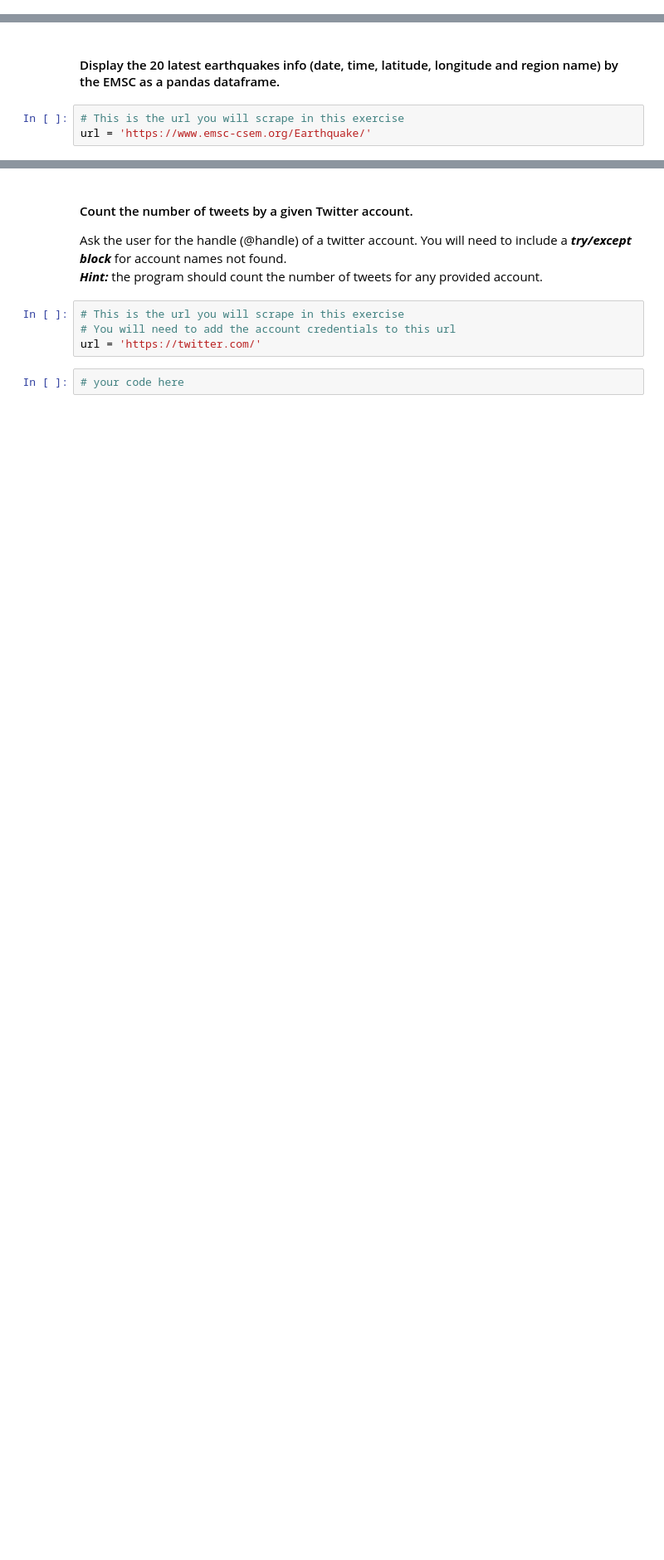
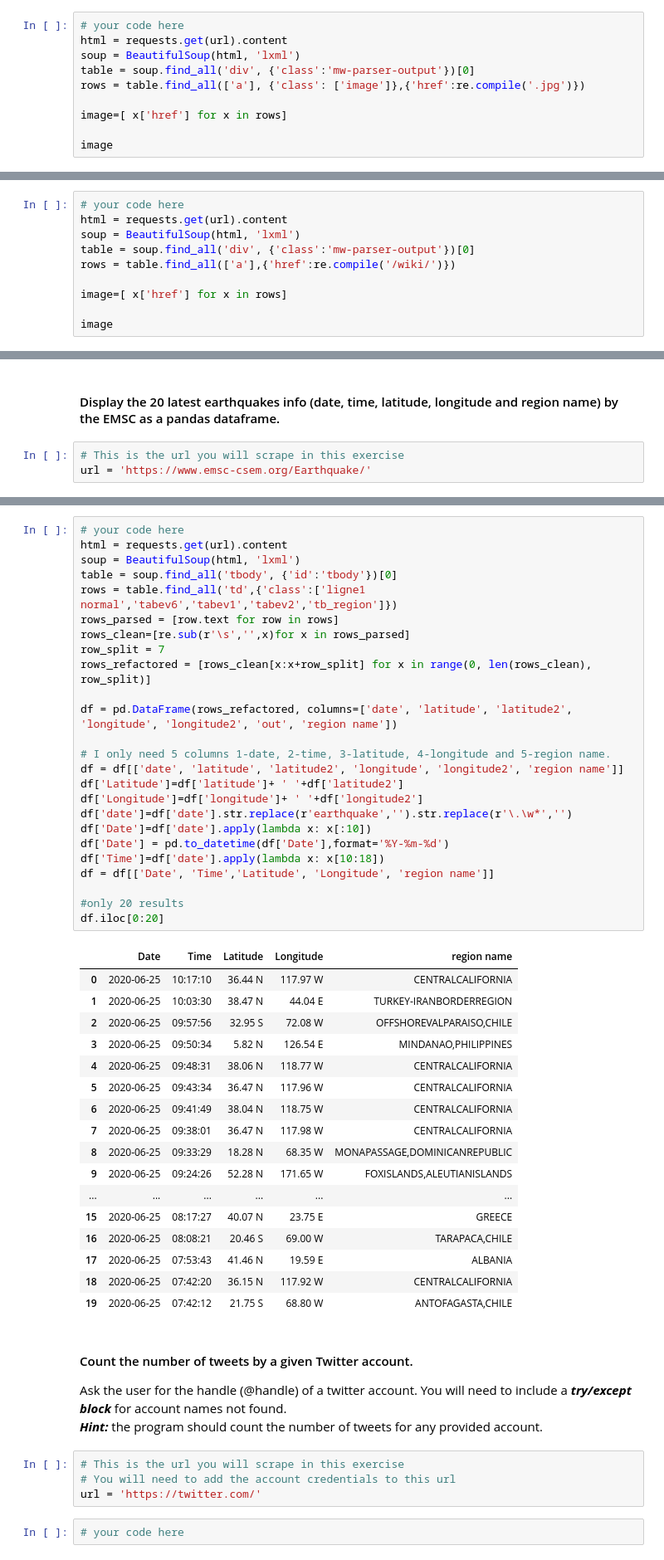
Before and after one commit to ta-data-mad/dataptmad0420, a Jupyter notebook: extra-work/m1/lab-web-scraping/your-code/main.ipynb, the cells around one changed output, grey strips where cells are left out. Shown at 83% size. Cells and saved outputs as stored; diff of their text form; blank space fills up the shorter version.

```diff
--- a/extra-work/m1/lab-web-scraping/your-code/main.ipynb
+++ b/extra-work/m1/lab-web-scraping/your-code/main.ipynb
@@ -97,0 +174,10 @@ url = 'https://en.wikipedia.org/wiki/Walt_Disney'
+# %%
+# your code here
+html = requests.get(url).content
+soup = BeautifulSoup(html, 'lxml')
+table = soup.find_all('div', {'class':'mw-parser-output'})[0]
+rows = table.find_all(['a'], {'class': ['image']},{'href':re.compile('.jpg')})
+
+image=[ x['href'] for x in rows]
+
+image
@@ -104,0 +207,10 @@ url ='https://en.wikipedia.org/wiki/Python'
+# %%
+# your code here
+html = requests.get(url).content
+soup = BeautifulSoup(html, 'lxml')
+table = soup.find_all('div', {'class':'mw-parser-output'})[0]
+rows = table.find_all(['a'],{'href':re.compile('/wiki/')})
+
+image=[ x['href'] for x in rows]
+
+image
@@ -126,3 +290,46 @@ url = 'https://www.emsc-csem.org/Earthquake/'
+# %%
+# your code here
+html = requests.get(url).content
+soup = BeautifulSoup(html, 'lxml')
+table = soup.find_all('tbody', {'id':'tbody'})[0]
+rows = table.find_all('td',{'class':['ligne1 normal','tabev6','tabev1','tabev2','tb_region']})
+rows_parsed = [row.text for row in rows]
+rows_clean=[re.sub(r'\s','',x)for x in rows_parsed]
+row_split = 7
+rows_refactored = [rows_clean[x:x+row_split] for x in range(0, len(rows_clean), row_split)]
+
+df = pd.DataFrame(rows_refactored, columns=['date', 'latitude', 'latitude2', 'longitude', 'longitude2', 'out', 'region name'])
+
+# I only need 5 columns 1-date, 2-time, 3-latitude, 4-longitude and 5-region name.
+df = df[['date', 'latitude', 'latitude2', 'longitude', 'longitude2', 'region name']]
+df['Latitude']=df['latitude']+ ' '+df['latitude2']
+df['Longitude']=df['longitude']+ ' '+df['longitude2']
+df['date']=df['date'].str.replace(r'earthquake','').str.replace(r'\.\w*','')
+df['Date']=df['date'].apply(lambda x: x[:10])
+df['Date'] = pd.to_datetime(df['Date'],format='%Y-%m-%d')
+df['Time']=df['date'].apply(lambda x: x[10:18])
+df = df[['Date', 'Time','Latitude', 'Longitude', 'region name']]
+
+#only 20 results
+df.iloc[0:20]
+# %% [output]
+|  | Date | Time | Latitude | Longitude | region name |
+| 0 | 2020-06-25 | 10:17:10 | 36.44 N | 117.97 W | CENTRALCALIFORNIA |
+| 1 | 2020-06-25 | 10:03:30 | 38.47 N | 44.04 E | TURKEY-IRANBORDERREGION |
+| 2 | 2020-06-25 | 09:57:56 | 32.95 S | 72.08 W | OFFSHOREVALPARAISO,CHILE |
+| 3 | 2020-06-25 | 09:50:34 | 5.82 N | 126.54 E | MINDANAO,PHILIPPINES |
+| 4 | 2020-06-25 | 09:48:31 | 38.06 N | 118.77 W | CENTRALCALIFORNIA |
+| 5 | 2020-06-25 | 09:43:34 | 36.47 N | 117.96 W | CENTRALCALIFORNIA |
+| 6 | 2020-06-25 | 09:41:49 | 38.04 N | 118.75 W | CENTRALCALIFORNIA |
+| 7 | 2020-06-25 | 09:38:01 | 36.47 N | 117.98 W | CENTRALCALIFORNIA |
+| 8 | 2020-06-25 | 09:33:29 | 18.28 N | 68.35 W | MONAPASSAGE,DOMINICANREPUBLIC |
+| 9 | 2020-06-25 | 09:24:26 | 52.28 N | 171.65 W | FOXISLANDS,ALEUTIANISLANDS |
+| ... | ... | ... | ... | ... | ... |
+| 15 | 2020-06-25 | 08:17:27 | 40.07 N | 23.75 E | GREECE |
+| 16 | 2020-06-25 | 08:08:21 | 20.46 S | 69.00 W | TARAPACA,CHILE |
+| 17 | 2020-06-25 | 07:53:43 | 41.46 N | 19.59 E | ALBANIA |
+| 18 | 2020-06-25 | 07:42:20 | 36.15 N | 117.92 W | CENTRALCALIFORNIA |
+| 19 | 2020-06-25 | 07:42:12 | 21.75 S | 68.80 W | ANTOFAGASTA,CHILE |
 # %% [markdown]
 #### Count the number of tweets by a given Twitter account.
 Ask the user for the handle (@handle) of a twitter account. You will need to include a ***try/except block*** for account names not found.
```
Also changed, not shown: parts of 16 cells of this notebook.
